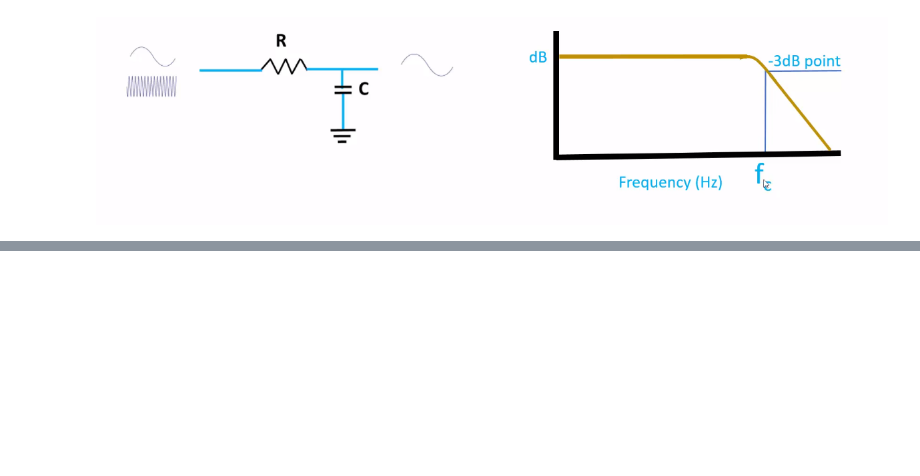
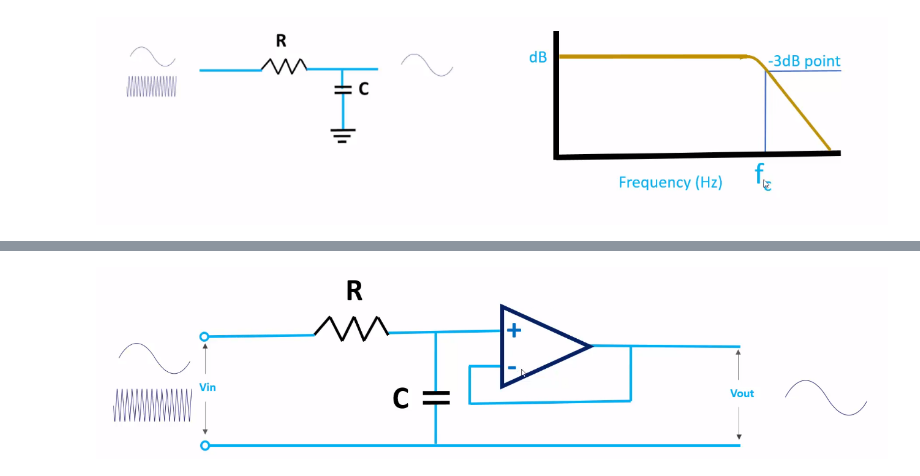
Before and after one commit to m-dougl/digital-signal-processing-course, a Jupyter notebook: 2.quantization_and_the_sampling_theorem.ipynb, the cells around one changed output, grey strips where cells are left out. Cells and saved outputs as stored; diff of their text form; code cells hidden in the pictures; blank space fills up the shorter version.

```diff
--- a/2.quantization_and_the_sampling_theorem.ipynb
+++ b/2.quantization_and_the_sampling_theorem.ipynb
@@ -35,0 +50,5 @@ Image('./figures/lowpass_filter.png', width=1080)
+# %%
+from IPython.display import Image
+Image('./figures/active_lowpassfilter.png', width=1080)
+# %% [output]
+[figure, added]
```
Also changed, not shown: parts of 4 cells of this notebook, 4 other files.
